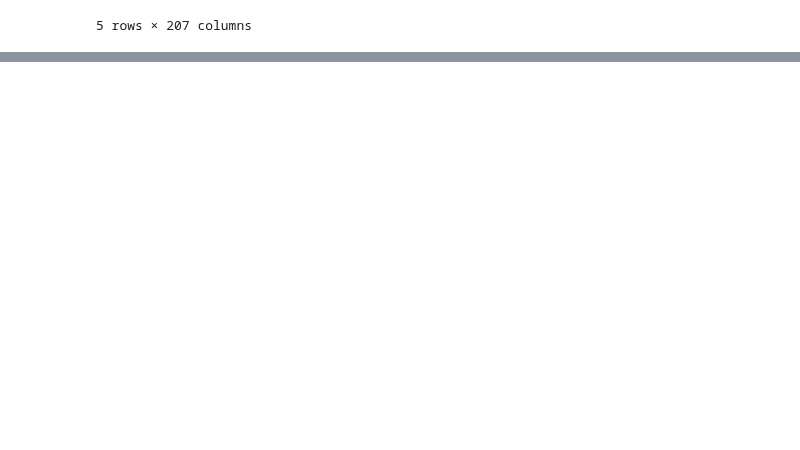
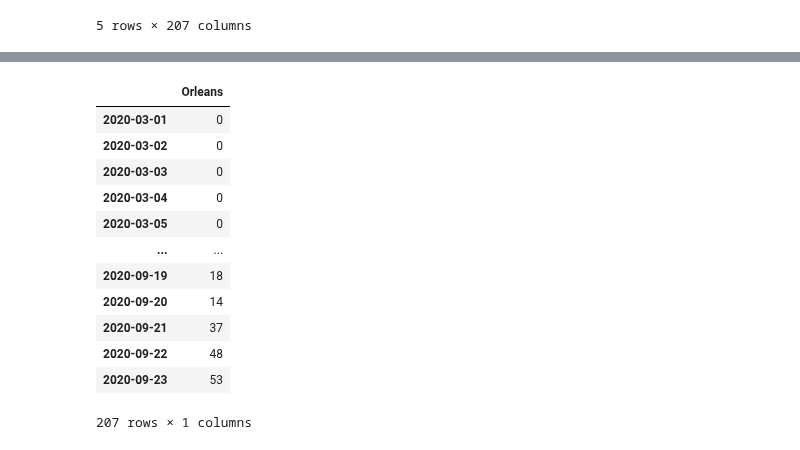
Before and after one commit to GarysCorner/Covid19-LaCompared, a Jupyter notebook: CovidData_ByParish.ipynb, the cells around one changed output, grey strips where cells are left out. Saved outputs shown, nothing was run; the diff lists cells and outputs as text; code cells hidden in the pictures; blank space fills up the shorter version.

```diff
--- a/CovidData_ByParish.ipynb
+++ b/CovidData_ByParish.ipynb
@@ -118,0 +123,16 @@ la_population = df_population.loc['Louisiana']['POPESTIMATE2019']
+# %%
+pd.DataFrame(df_parish_cases.loc['Orleans'])
+# %% [output]
+|  | Orleans |
+| 2020-03-01 | 0 |
+| 2020-03-02 | 0 |
+| 2020-03-03 | 0 |
+| 2020-03-04 | 0 |
+| 2020-03-05 | 0 |
+| ... | ... |
+| 2020-09-19 | 18 |
+| 2020-09-20 | 14 |
+| 2020-09-21 | 37 |
+| 2020-09-22 | 48 |
+| 2020-09-23 | 53 |
+207 rows × 1 columns
```
Also changed, not shown: parts of 5 cells of this notebook, 8 other files.
